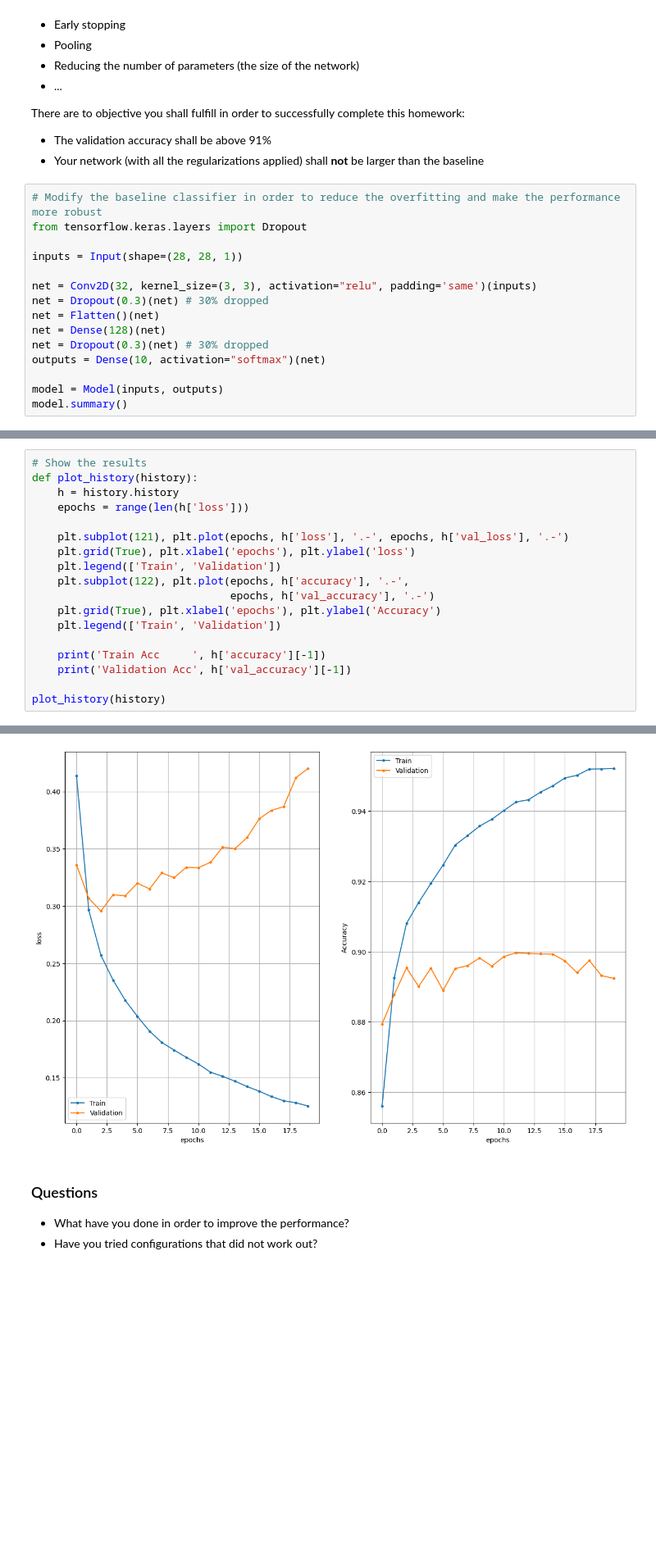
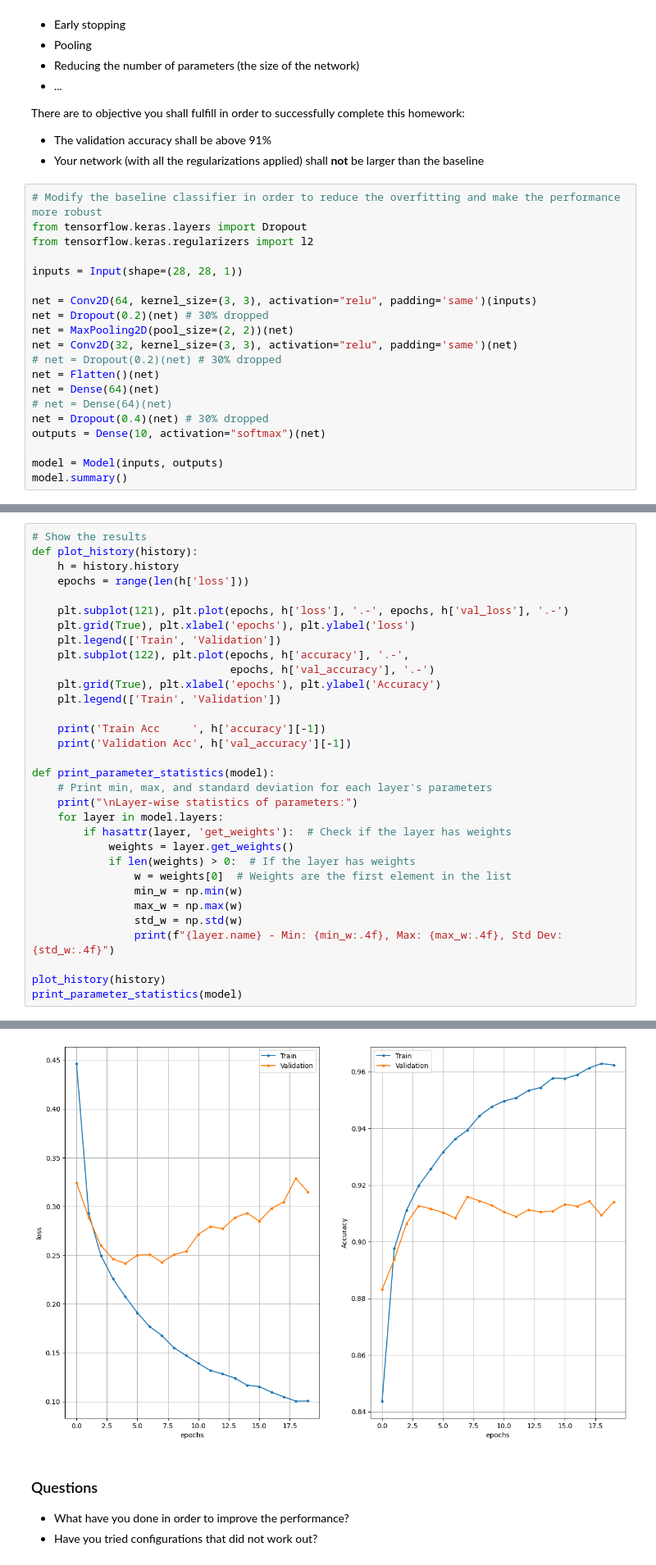
Before and after one commit to HeorhiiY/cv-course, a Jupyter notebook: hw15/Homework.ipynb, the cells around one changed output, grey strips where cells are left out. Shown: that part at 82% size. Cells and saved outputs as stored; diff of their text form; blank space fills up the shorter version.

```diff
--- a/hw15/Homework.ipynb
+++ b/hw15/Homework.ipynb
@@ -176,14 +174,19 @@ There are to objective you shall fulfill in order to successfully complete this
 # %%
 # Modify the baseline classifier in order to reduce the overfitting and make the performance more robust
 from tensorflow.keras.layers import Dropout
+from tensorflow.keras.regularizers import l2
 
 inputs = Input(shape=(28, 28, 1))
 
-net = Conv2D(32, kernel_size=(3, 3), activation="relu", padding='same')(inputs)
-net = Dropout(0.3)(net) # 30% dropped
+net = Conv2D(64, kernel_size=(3, 3), activation="relu", padding='same')(inputs)
+net = Dropout(0.2)(net) # 30% dropped
+net = MaxPooling2D(pool_size=(2, 2))(net)
+net = Conv2D(32, kernel_size=(3, 3), activation="relu", padding='same')(net)
+# net = Dropout(0.2)(net) # 30% dropped
 net = Flatten()(net)
-net = Dense(128)(net)
-net = Dropout(0.3)(net) # 30% dropped
+net = Dense(64)(net)
+# net = Dense(64)(net)
+net = Dropout(0.4)(net) # 30% dropped
 outputs = Dense(10, activation="softmax")(net)
 
 model = Model(inputs, outputs)
@@ -252,5 +255,19 @@ def plot_history(history):
     print('Train Acc     ', h['accuracy'][-1])
     print('Validation Acc', h['val_accuracy'][-1])
 
+def print_parameter_statistics(model):
+    # Print min, max, and standard deviation for each layer's parameters
+    print("\nLayer-wise statistics of parameters:")
+    for layer in model.layers:
+        if hasattr(layer, 'get_weights'):  # Check if the layer has weights
+            weights = layer.get_weights()
+            if len(weights) > 0:  # If the layer has weights
+                w = weights[0]  # Weights are the first element in the list
+                min_w = np.min(w)
+                max_w = np.max(w)
+                std_w = np.std(w)
+                print(f"{layer.name} - Min: {min_w:.4f}, Max: {max_w:.4f}, Std Dev: {std_w:.4f}")
+
 plot_history(history)
+print_parameter_statistics(model)
 # %% [output]
@@ -259,4 +282,4 @@ Validation Acc 0.8924000263214111
-[figure, old version]
+[figure, new version]
 # %% [markdown]
 ### Questions
 
```
Also changed, not shown: parts of 6 cells of this notebook.
